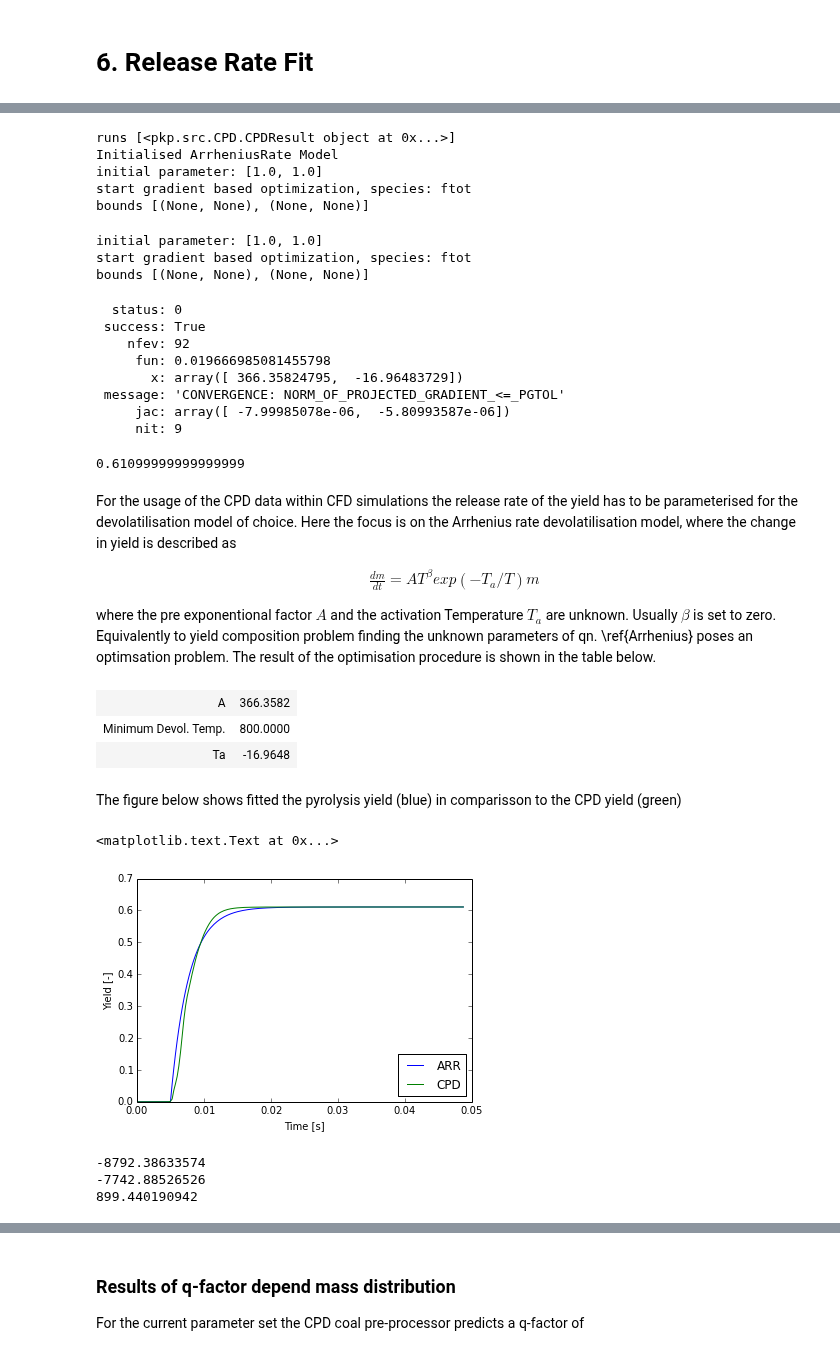
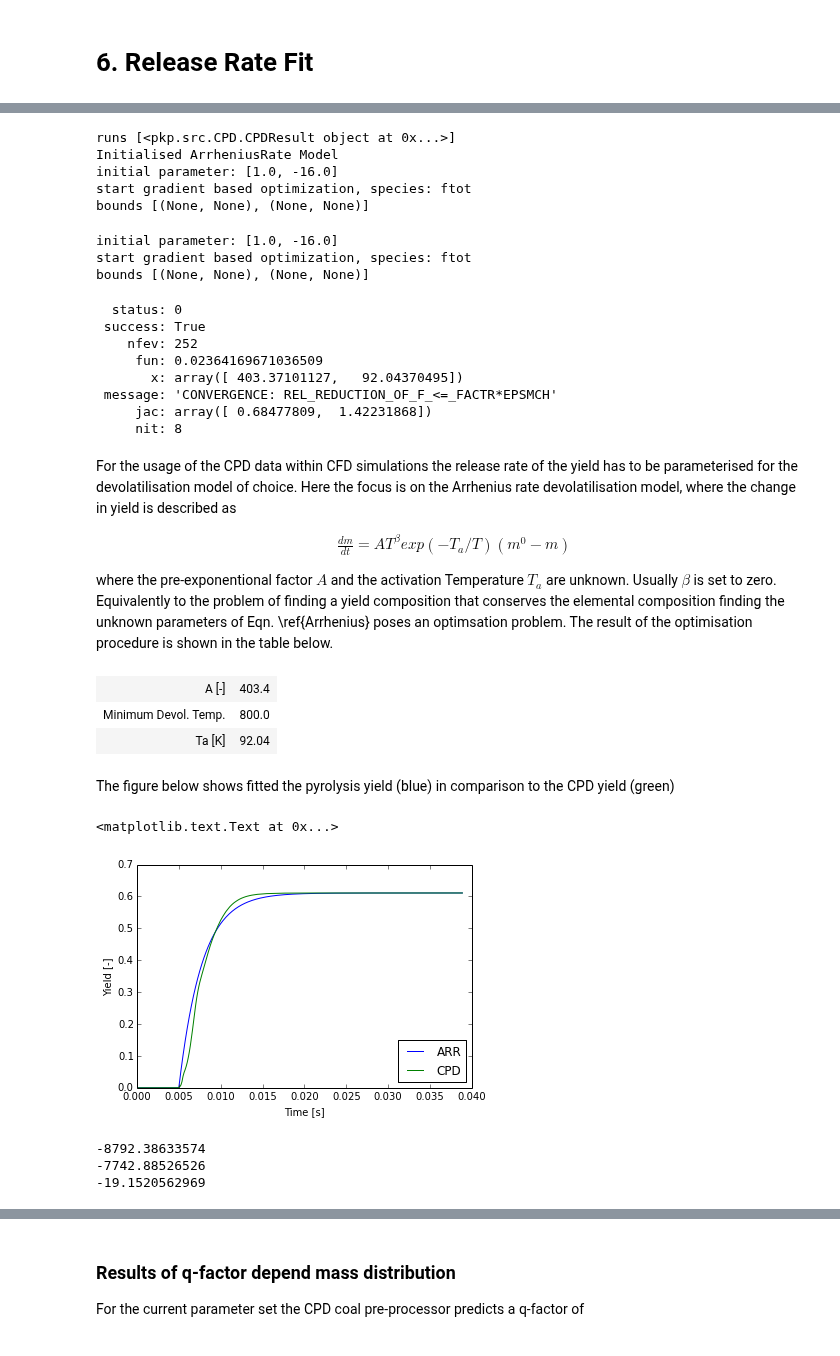
Before and after one commit to ostein/notebooks, a Jupyter notebook: pkp/BlackThunder.ipynb, the cells around one changed output, grey strips where cells are left out. Saved outputs shown, nothing was run; the diff lists cells and outputs as text; code cells hidden in the pictures.

```diff
--- a/pkp/BlackThunder.ipynb
+++ b/pkp/BlackThunder.ipynb
@@ -184,7 +203,7 @@ Further parameters taken to compute the particle temperatures are shown below.
 # PLEASE DOUBLE CHECK
 props = DictValueTable({
     'Cp': {'val': 1200.0 , 'label': 'Cp [J/kgK]'},
-    'lambda_g': {'val': 8.831e-02, 'label':  'Thermal conductivity [W/mK]'},
+    #lambda_g': {'val': 8.831e-02, 'label':  'Thermal conductivity [W/mK]'},
     'rho': {'val': 1300.0, 'label': 'Density [kg/m3]'},
     'T_wall': {'val': 1720, 'label': 'Wall Temperature [K]'},
     'd': {'val': 75e-6, 'label': 'Particle Diameter [m]'},
@@ -262,5 +273,5 @@ compute_and_plot_property_range(ax[1], Shaddix2009.time, Shaddix2009.T_high, pro
 # %%
-Times, Temps = computeParticleTemperature(props, Shaddix2009.time, Shaddix2009.T_high, t_end=0.05)
+Times, Temps = computeParticleTemperature(props, Shaddix2009.time, Shaddix2009.T_high, t_end=0.04)
 input_dict['OperatingConditions'] = {'run0': zip(Times, Temps)[0:-1:100], 'pressure': 1.0, 'runs': 1}
 # %% [markdown]
 # 4. Execution of the CPD Preprocessor
@@ -276,4 +286,4 @@ The figure below shows the mass fractions of the released volatile matter (upper
 # %%
-cpd['run0'][1].timesteps = 50
+cpd['run0'][1].timesteps = 25
 plot_cpd(cpd)
 # %% [output]
@@ -369,7 +392,7 @@ from pkp.src.Models import constantRate, arrheniusRate
 
 inp = {'constantRate': {'k': 1.0, 'tstart':0.0, 'finalYield':1.0,
                         'tstartBounds': (0.0, 0.0), 'finalYieldBounds': (None, cpd['run0'][1]['ftot'][-1])},
-       'arrheniusRate': {'preExp': 1.0, 'beta':0.0, 'activationEnergy': 1.0,
+       'arrheniusRate': {'preExp': 1.0, 'beta':0.0, 'activationEnergy': -16.0,
                          'betaBounds':(0.0, 0.0), 'lowerDevolTemp': 800.0,
                          #'activationEnergyBounds':(10.0,100.0)
                          }
@@ -381,13 +404,13 @@ yieldArrRate = arrhRate.fittedYield()#
 # %% [output]
 runs [<pkp.src.CPD.CPDResult object at 0x...>]
 Initialised ArrheniusRate Model
-initial parameter: [1.0, 1.0]
+initial parameter: [1.0, -16.0]
 start gradient based optimization, species: ftot
 bounds [(None, None), (None, None)]
 # %%
 x = arrhRate.fit()
 # %% [output]
-initial parameter: [1.0, 1.0]
+initial parameter: [1.0, -16.0]
 start gradient based optimization, species: ftot
 bounds [(None, None), (None, None)]
 # %%
@@ -396,34 +419,32 @@ x = x.x
 # %% [output]
   status: 0
  success: True
-    nfev: 92
-     fun: 0.019666985081455798
-       x: array([ 366.35824795,  -16.96483729])
- message: 'CONVERGENCE: NORM_OF_PROJECTED_GRADIENT_<=_PGTOL'
-     jac: array([ -7.99985078e-06,  -5.80993587e-06])
-     nit: 9
+    nfev: 252
+     fun: 0.02364169671036509
+       x: array([ 403.37101127,   92.04370495])
+ message: 'CONVERGENCE: REL_REDUCTION_OF_F_<=_FACTR*EPSMCH'
+     jac: array([ 0.68477809,  1.42231868])
+     nit: 8
-# %%
-arrhRate.final_yield
-# %% [output]
-0.61099999999999999
 # %% [markdown]
 For the usage of the CPD data within CFD simulations the release rate of the yield has to be parameterised for the devolatilisation model of choice. Here the focus is on the Arrhenius rate devolatilisation model, where the change in yield is described as
 
 \begin{align}
-\frac{dm}{dt} = A T^{\beta} exp\left(-T_a/T\right)m
+\frac{dm}{dt} = A T^{\beta} exp\left(-T_a/T\right)(m^0-m)
 \label{Arrhenius}
 \end{align}
 
-where the pre exponentional factor $A$ and the activation Temperature $T_a$ are unknown. Usually $\beta$ is set to zero. Equivalently to yield composition problem finding the unknown parameters of qn. \ref{Arrhenius} poses an optimsation problem. The result of the optimisation procedure is shown in the table below.
+where the pre-exponentional factor $A$ and the activation Temperature $T_a$ are unknown. Usually $\beta$ is set to zero. Equivalently to the problem of finding a yield composition that conserves the elemental composition finding the unknown parameters of Eqn. \ref{Arrhenius} poses an optimsation problem. The result of the optimisation procedure is shown in the table below.
 # %%
-d = {'A': x[0], 'Ta': x[1], 'Minimum Devol. Temp.': inp['arrheniusRate']['lowerDevolTemp']}
-DictTable(d)
+d = { 'A': {'val':x[0], 'label': 'A [-]' },
+      'Ta': {'val': x[1], 'label': 'Ta [K]'},
+      'Tmin': {'val': inp['arrheniusRate']['lowerDevolTemp'], 'label': 'Minimum Devol. Temp.'}}
+DictValueTable(d)
 # %% [output]
-| A | 366.3582 |
-| Minimum Devol. Temp. | 800.0000 |
-| Ta | -16.9648 |
+| A [-] | 403.4 |
+| Minimum Devol. Temp. | 800.0 |
+| Ta [K] | 92.04 |
 # %% [markdown]
-The figure below shows fitted the pyrolysis yield (blue) in comparisson to the CPD yield (green)
+The figure below shows fitted the pyrolysis yield (blue) in comparison to the CPD yield (green)
 # %%
 plt.figure()#figsize=(15,8))
 #plt.plot(cpd['run0'][1]['time'], yieldConstRate, label='CR')
@@ -434,7 +455,7 @@ plt.xlabel('Time [s]')
 plt.ylabel('Yield [-]')
 # %% [output]
 <matplotlib.text.Text at 0x...>
-[figure, old version]
+[figure, new version]
 # %%
 #print pyrol_yield.pre.coal.hhv
 #print pyrol_yield.pre.coal.hhv_daf
@@ -447,11 +468,11 @@ print prod/100.0 # kJ/kg_Yield
 print raw #kJ/kg_Yield
 f_ox = 0.5
 LHV_daf = 24.073
-print LHV_daf-(prod - f_ox*raw)/1000.0
+print -LHV_daf - (prod/100.0 - f_ox*raw)/1000.0
 # %% [output]
 -8792.38633574
 -7742.88526526
-899.440190942
+-19.1520562969
 # %% [markdown]
 # 8. Distribution of Enthalpies
 
```
Also changed, not shown: parts of 41 cells of this notebook.
